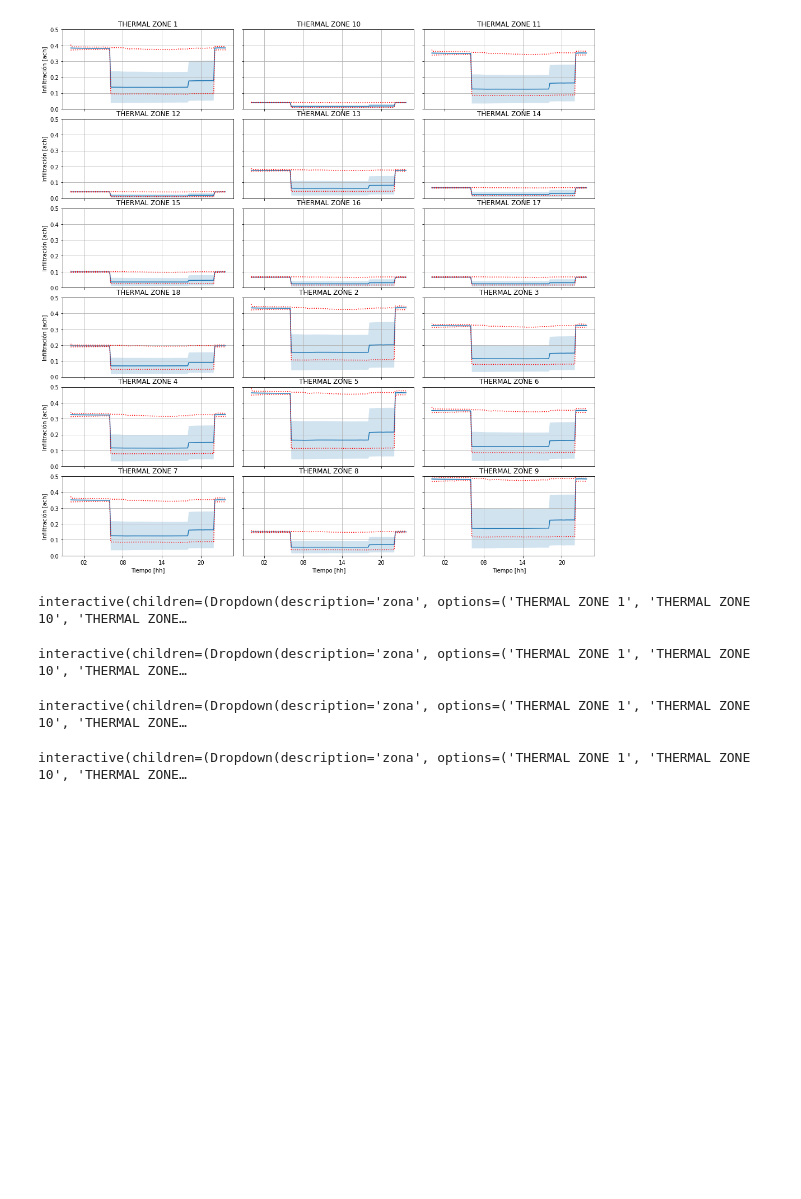
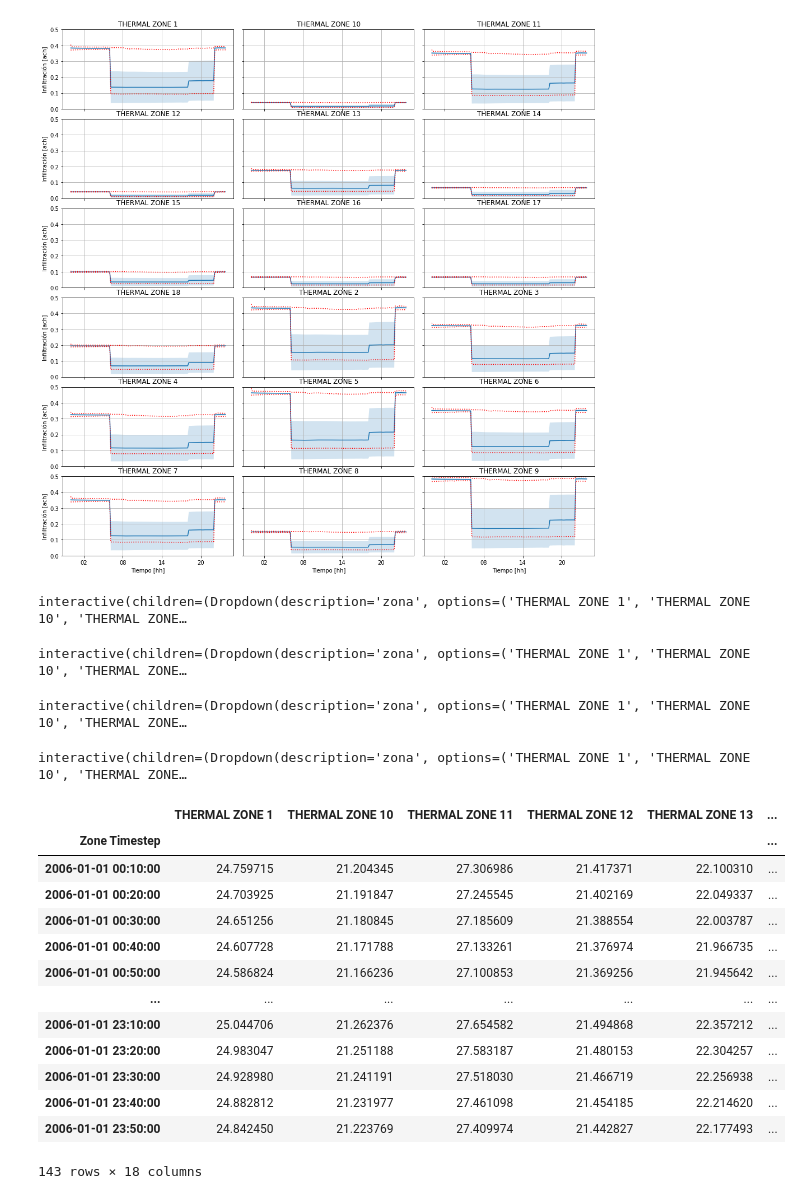
Before and after one commit to AltamarMx/review_simulation, a Jupyter notebook: notebooks/Analisis_nAC.ipynb, the cells around one changed output. Drawn from its saved outputs; the diff is of its cells as text; code cells hidden in the pictures; blank space fills up the shorter version.

```diff
--- a/notebooks/Analisis_nAC.ipynb
+++ b/notebooks/Analisis_nAC.ipynb
@@ -138,3 +139,20 @@ revisa_dia(infiltracion,zonas,vmin=0,vmax=.40)
 # %% [output]
 interactive(children=(Dropdown(description='zona', options=('THERMAL ZONE 1', 'THERMAL ZONE 10', 'THERMAL ZONE…
 interactive(children=(Dropdown(description='zona', options=('THERMAL ZONE 1', 'THERMAL ZONE 10', 'THERMAL ZONE…
+# %%
+temperaturas.loc["2006-01-01"]
+# %% [output]
+|  | THERMAL ZONE 1 | THERMAL ZONE 10 | THERMAL ZONE 11 | THERMAL ZONE 12 | THERMAL ZONE 13 | ... |
+| Zone Timestep |  |  |  |  |  | ... |
+| 2006-01-01 00:10:00 | 24.759715 | 21.204345 | 27.306986 | 21.417371 | 22.100310 | ... |
+| 2006-01-01 00:20:00 | 24.703925 | 21.191847 | 27.245545 | 21.402169 | 22.049337 | ... |
+| 2006-01-01 00:30:00 | 24.651256 | 21.180845 | 27.185609 | 21.388554 | 22.003787 | ... |
+| 2006-01-01 00:40:00 | 24.607728 | 21.171788 | 27.133261 | 21.376974 | 21.966735 | ... |
+| 2006-01-01 00:50:00 | 24.586824 | 21.166236 | 27.100853 | 21.369256 | 21.945642 | ... |
+| ... | ... | ... | ... | ... | ... | ... |
+| 2006-01-01 23:10:00 | 25.044706 | 21.262376 | 27.654582 | 21.494868 | 22.357212 | ... |
+| 2006-01-01 23:20:00 | 24.983047 | 21.251188 | 27.583187 | 21.480153 | 22.304257 | ... |
+| 2006-01-01 23:30:00 | 24.928980 | 21.241191 | 27.518030 | 21.466719 | 22.256938 | ... |
+| 2006-01-01 23:40:00 | 24.882812 | 21.231977 | 27.461098 | 21.454185 | 22.214620 | ... |
+| 2006-01-01 23:50:00 | 24.842450 | 21.223769 | 27.409974 | 21.442827 | 22.177493 | ... |
+143 rows × 18 columns
```
Also changed, not shown: parts of 6 cells of this notebook.
